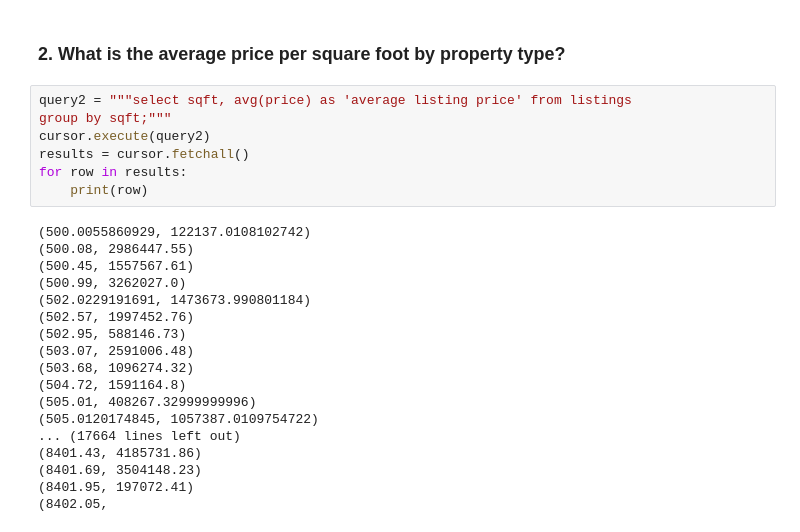
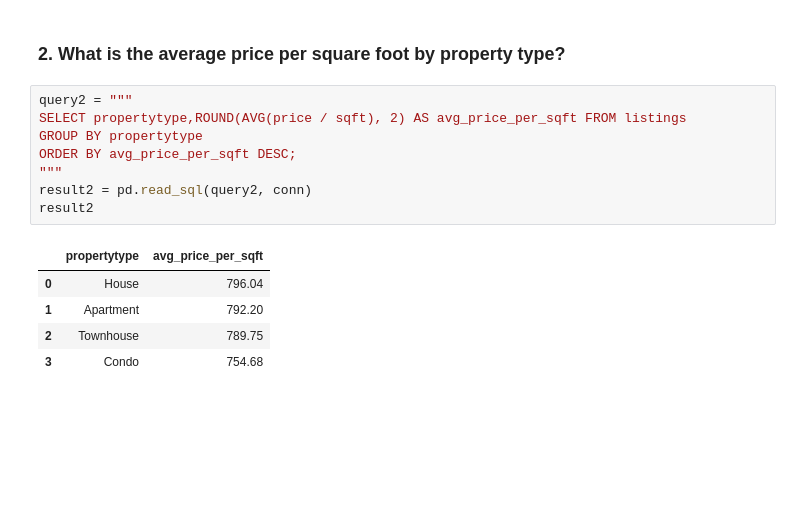
Before and after one commit to mukundnaramesh2605/guvi-python-sql-pandas-project-1, a Jupyter notebook: project.ipynb, the cells around one changed output. Drawn from its saved outputs; the diff is of its cells as text; blank space fills up the shorter version.

```diff
--- a/project.ipynb
+++ b/project.ipynb
@@ -453,27 +456,16 @@ for row in results:
 # %% [markdown]
 ### 2. What is the average price per square foot by property type?
 # %%
-query2 = """select sqft, avg(price) as 'average listing price' from listings
-group by sqft;"""
-cursor.execute(query2)
-results = cursor.fetchall()
-for row in results:
-    print(row)
+query2 = """
+SELECT propertytype,ROUND(AVG(price / sqft), 2) AS avg_price_per_sqft FROM listings
+GROUP BY propertytype
+ORDER BY avg_price_per_sqft DESC;
+"""
+result2 = pd.read_sql(query2, conn)
+result2
 # %% [output]
-(500.0055860929, 122137.0108102742)
-(500.08, 2986447.55)
-(500.45, 1557567.61)
-(500.99, 3262027.0)
-(502.0229191691, 1473673.990801184)
-(502.57, 1997452.76)
-(502.95, 588146.73)
-(503.07, 2591006.48)
-(503.68, 1096274.32)
-(504.72, 1591164.8)
-(505.01, 408267.32999999996)
-(505.0120174845, 1057387.0109754722)
-... (17664 lines left out)
-(8401.43, 4185731.86)
-(8401.69, 3504148.23)
-(8401.95, 197072.41)
-(8402.05,
+|  | propertytype | avg_price_per_sqft |
+| 0 | House | 796.04 |
+| 1 | Apartment | 792.20 |
+| 2 | Townhouse | 789.75 |
+| 3 | Condo | 754.68 |
```
Also changed, not shown: parts of 3 cells of this notebook.
